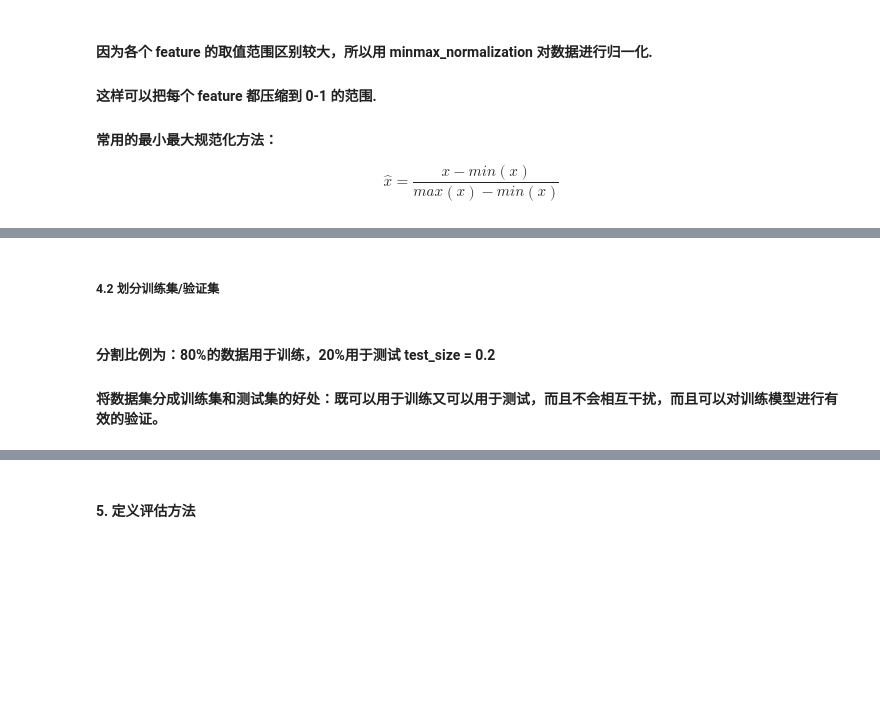
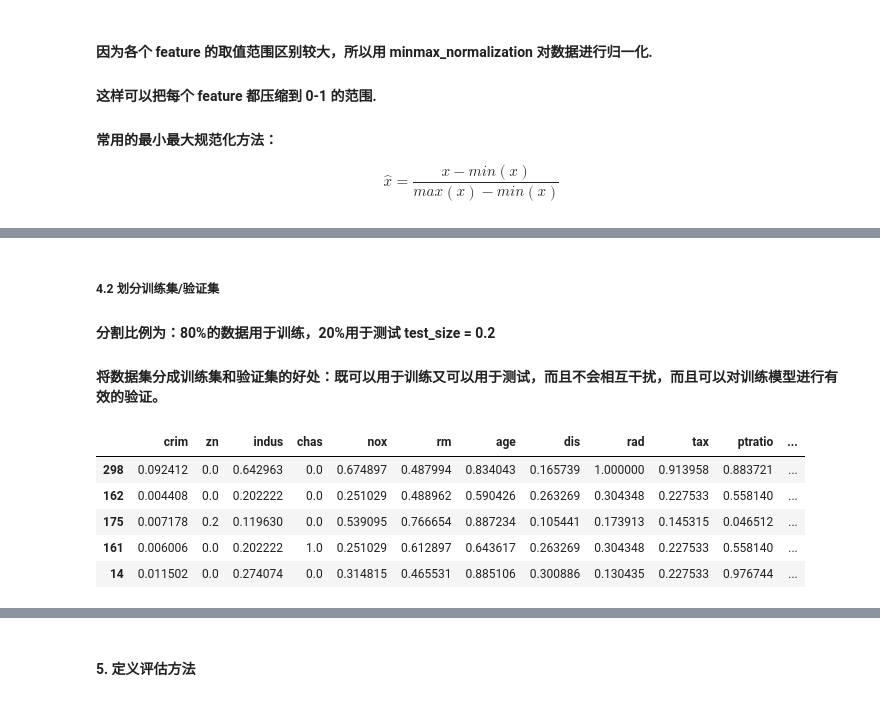
Before and after one commit to Questzzq/Machine_Learning, a Jupyter notebook: Version_1/Ver_1.ipynb, the cells around one changed output, grey strips where cells are left out. Cells and saved outputs as stored; diff of their text form; code cells hidden in the pictures; blank space fills up the shorter version.

```diff
--- a/Version_1/Ver_1.ipynb
+++ b/Version_1/Ver_1.ipynb
@@ -258,5 +255,4 @@ m_n_data.head()
 # %% [markdown]
 ##### 4.2 划分训练集/验证集
+#### 分割比例为：80%的数据用于训练，20%用于测试 test_size = 0.2
+#### 将数据集分成训练集和验证集的好处：既可以用于训练又可以用于测试，而且不会相互干扰，而且可以对训练模型进行有效的验证。
-# %% [markdown]
-#### 分割比例为：80%的数据用于训练，20%用于测试 test_size = 0.2
-#### 将数据集分成训练集和测试集的好处：既可以用于训练又可以用于测试，而且不会相互干扰，而且可以对训练模型进行有效的验证。
@@ -266,5 +259,13 @@ m_n_prices = m_n_data['medv']
 # %%
 # Split the dataset as traing set and testing set
+m_n_features = m_n_features.drop('ID', axis = 1)
 from sklearn.model_selection import train_test_split
-X_train, X_test, y_train, y_test =  train_test_split(m_n_features, m_n_prices, test_size = 0.2, random_state = 1) # random_state=1:不会随机划分
+X_train, X_test, y_train, y_test =  train_test_split(m_n_features, prices, test_size = 0.2, random_state = 1) # random_state=1:不会随机划分
 X_train.head()
+# %% [output]
+|  | crim | zn | indus | chas | nox | rm | age | dis | rad | tax | ptratio | ... |
+| 298 | 0.092412 | 0.0 | 0.642963 | 0.0 | 0.674897 | 0.487994 | 0.834043 | 0.165739 | 1.000000 | 0.913958 | 0.883721 | ... |
+| 162 | 0.004408 | 0.0 | 0.202222 | 0.0 | 0.251029 | 0.488962 | 0.590426 | 0.263269 | 0.304348 | 0.227533 | 0.558140 | ... |
+| 175 | 0.007178 | 0.2 | 0.119630 | 0.0 | 0.539095 | 0.766654 | 0.887234 | 0.105441 | 0.173913 | 0.145315 | 0.046512 | ... |
+| 161 | 0.006006 | 0.0 | 0.202222 | 1.0 | 0.251029 | 0.612897 | 0.643617 | 0.263269 | 0.304348 | 0.227533 | 0.558140 | ... |
+| 14 | 0.011502 | 0.0 | 0.274074 | 0.0 | 0.314815 | 0.465531 | 0.885106 | 0.300886 | 0.130435 | 0.227533 | 0.976744 | ... |
```
Also changed, not shown: parts of 9 cells of this notebook, 1 other file.
